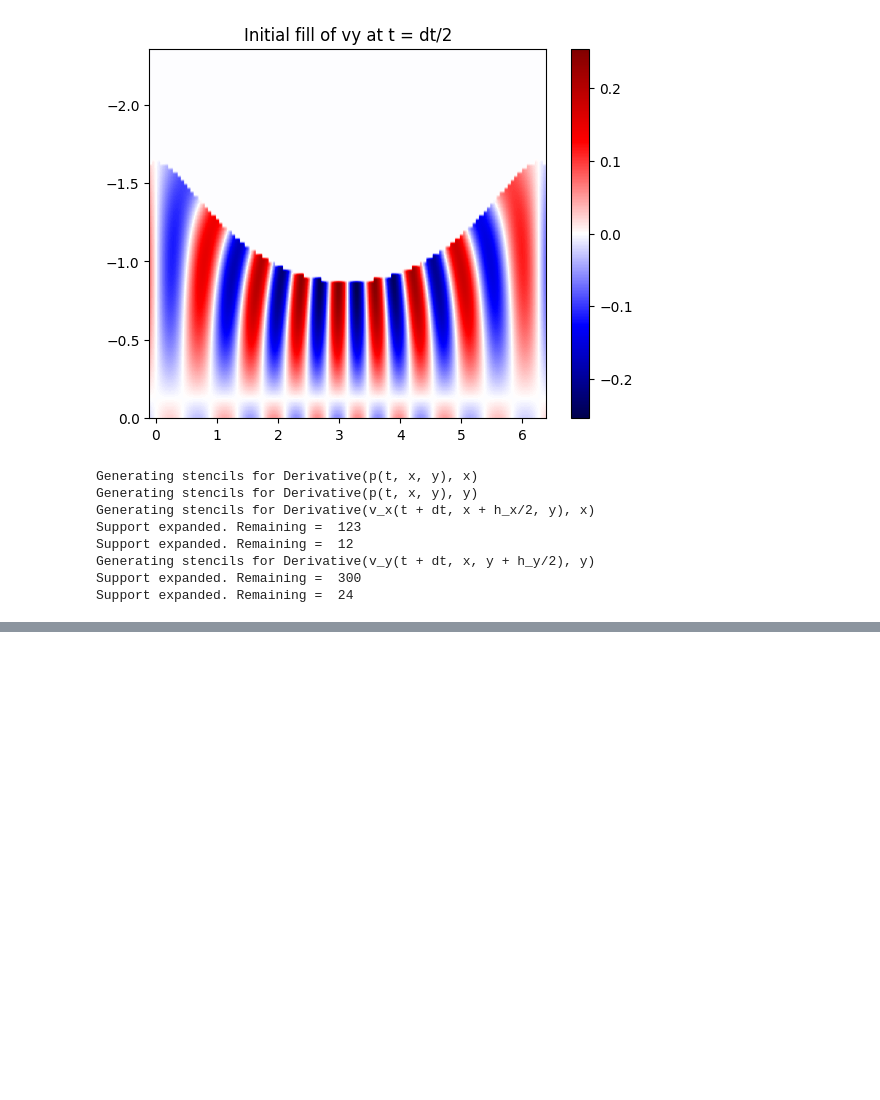
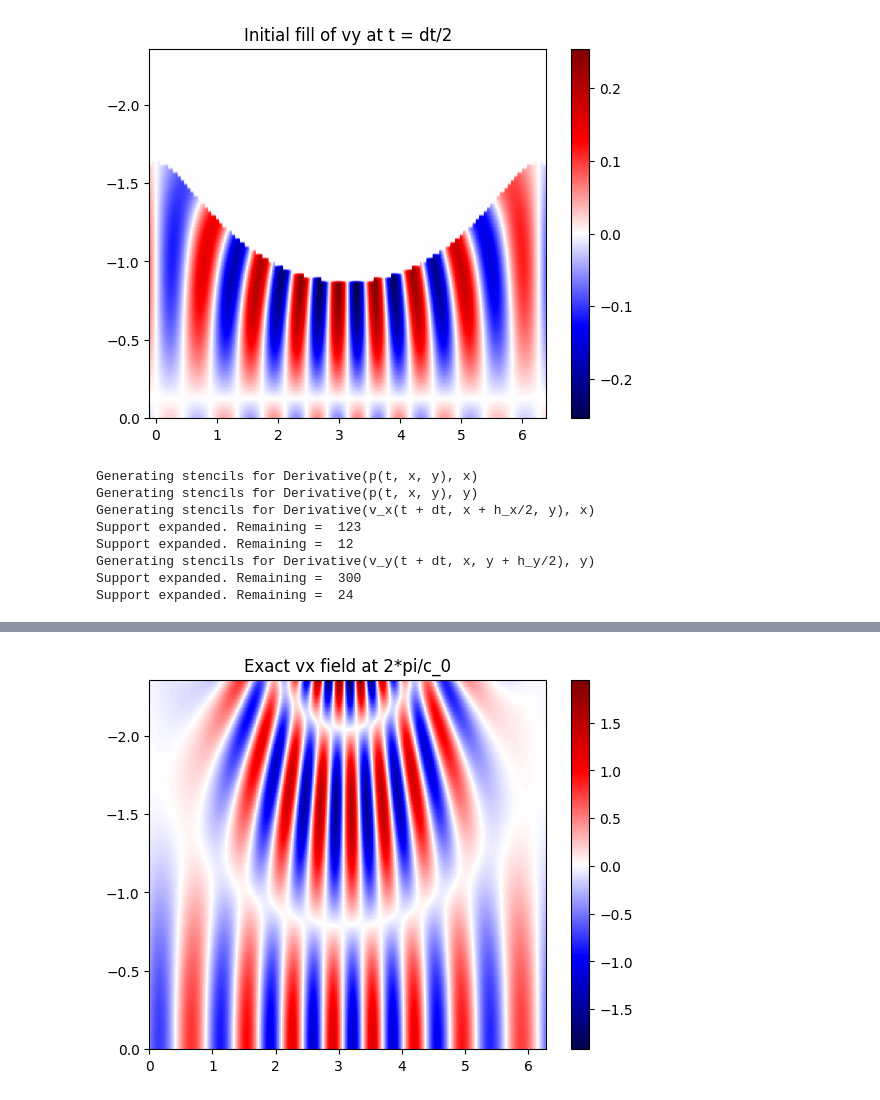
Before and after one commit to devitocodes/schism, a Jupyter notebook: examples/14_1st-order_exact_solution_comparison.ipynb, the cells around one changed output, grey strips where cells are left out. Drawn from its saved outputs; the diff is of its cells as text; code cells hidden in the pictures; blank space fills up the shorter version.

```diff
--- a/examples/14_1st-order_exact_solution_comparison.ipynb
+++ b/examples/14_1st-order_exact_solution_comparison.ipynb
@@ -386,9 +409,11 @@ plt.show()
 # %%
 plt.imshow(vx(t_max + dt/2, xmsh+new_grid.spacing[0]/2, ymsh, c0, m, A).T,
               extent=(0, 2*np.pi, 0, -3*np.pi/4), aspect='auto', cmap='seismic')
-# plt.title("Exact vx field at 2*pi/c_0")
+plt.title("Exact vx field at 2*pi/c_0")
 plt.colorbar()
 plt.show()
+# %% [output]
+[figure, added]
 # %%
 plt.imshow(vy(t_max + dt/2, xmsh, ymsh+new_grid.spacing[1]/2, c0, m, A).T,
               extent=(0, 2*np.pi, 0, -3*np.pi/4), aspect='auto', cmap='seismic')
```
Also changed, not shown: parts of 8 cells of this notebook, 26 other files.
